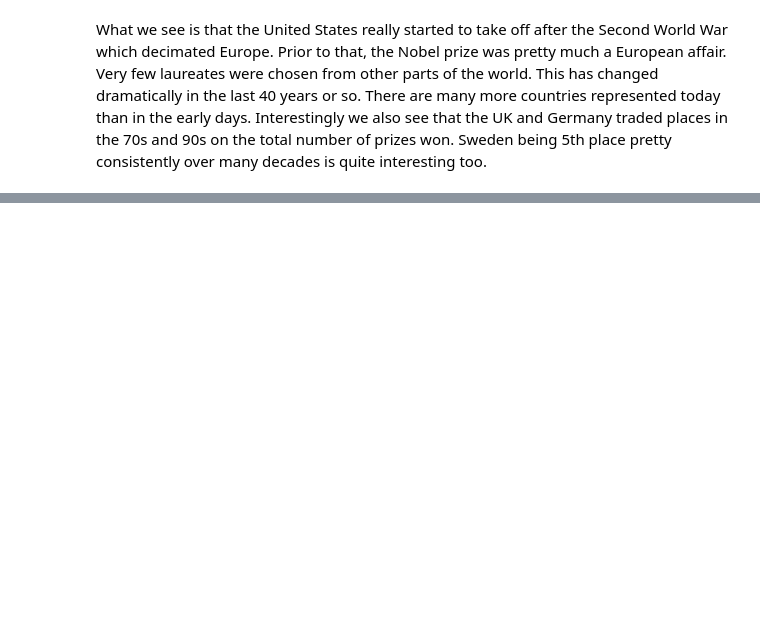
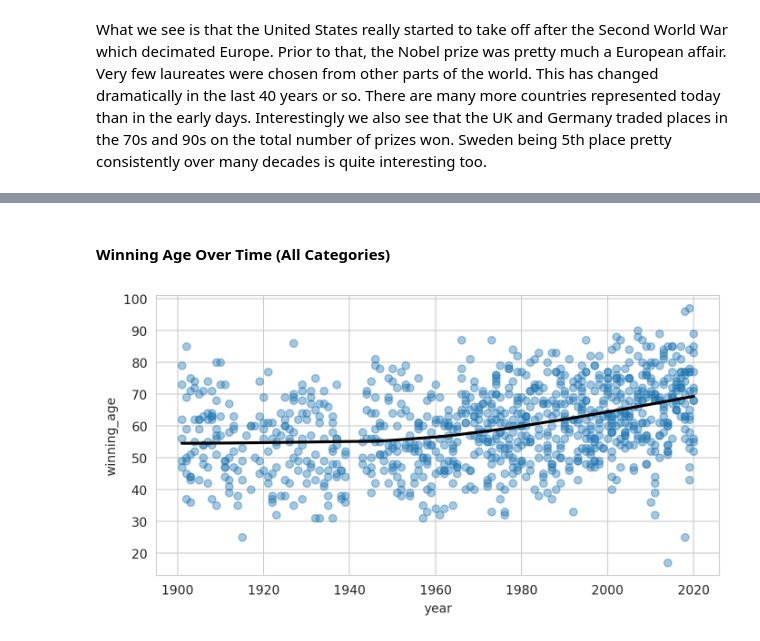
Before and after one commit to Mo-21/nobel-prize-analyzis, a Jupyter notebook: main.ipynb, the cells around one changed output, grey strips where cells are left out. Cells and saved outputs as stored; diff of their text form; code cells hidden in the pictures; blank space fills up the shorter version.

Commit message:
Studying laureate age at the time of the award

```diff
--- a/main.ipynb
+++ b/main.ipynb
@@ -404,0 +433,15 @@ What we see is that the United States really started to take off after the Secon
+# %% [markdown]
+#### Winning Age Over Time (All Categories)
+# %%
+plt.figure(figsize=(8, 4), dpi=200)
+with sns.axes_style("whitegrid"):
+    sns.regplot(data=df,
+                x='year',
+                y='winning_age',
+                lowess=True,
+                scatter_kws={'alpha': 0.4},
+                line_kws={'color': 'black'})
+
+plt.show()
+# %% [output]
+[figure, added]
```
Also changed, not shown: parts of 13 cells of this notebook.
